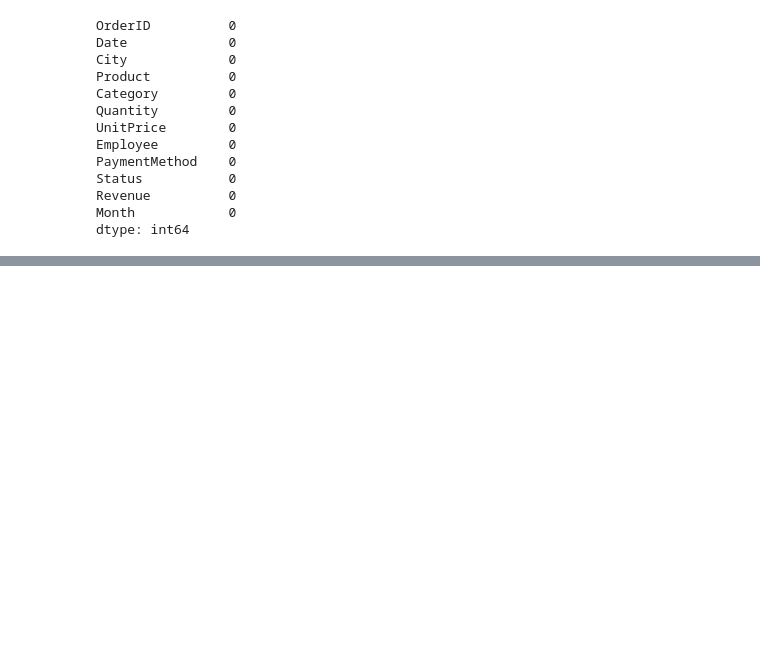
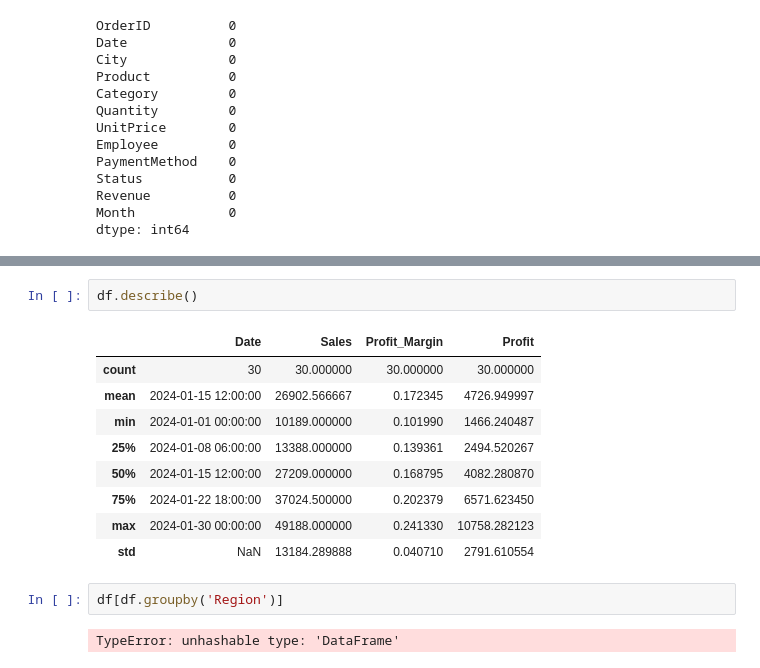
Before and after one commit to kevit-vishesh-unadkat/Data-Analysis-Practice, a Jupyter notebook: pandas_practice.ipynb, the cells around one changed output, grey strips where cells are left out. Drawn from its saved outputs; the diff is of its cells as text; blank space fills up the shorter version.

```diff
--- a/pandas_practice.ipynb
+++ b/pandas_practice.ipynb
@@ -278,0 +357,16 @@ dtype: int64
+# %%
+df.describe()
+# %% [output]
+|  | Date | Sales | Profit_Margin | Profit |
+| count | 30 | 30.000000 | 30.000000 | 30.000000 |
+| mean | 2024-01-15 12:00:00 | 26902.566667 | 0.172345 | 4726.949997 |
+| min | 2024-01-01 00:00:00 | 10189.000000 | 0.101990 | 1466.240487 |
+| 25% | 2024-01-08 06:00:00 | 13388.000000 | 0.139361 | 2494.520267 |
+| 50% | 2024-01-15 12:00:00 | 27209.000000 | 0.168795 | 4082.280870 |
+| 75% | 2024-01-22 18:00:00 | 37024.500000 | 0.202379 | 6571.623450 |
+| max | 2024-01-30 00:00:00 | 49188.000000 | 0.241330 | 10758.282123 |
+| std | NaN | 13184.289888 | 0.040710 | 2791.610554 |
+# %%
+df[df.groupby('Region')]
+# %% [output]
+TypeError: unhashable type: 'DataFrame'
```
Also changed, not shown: parts of 6 cells of this notebook.
